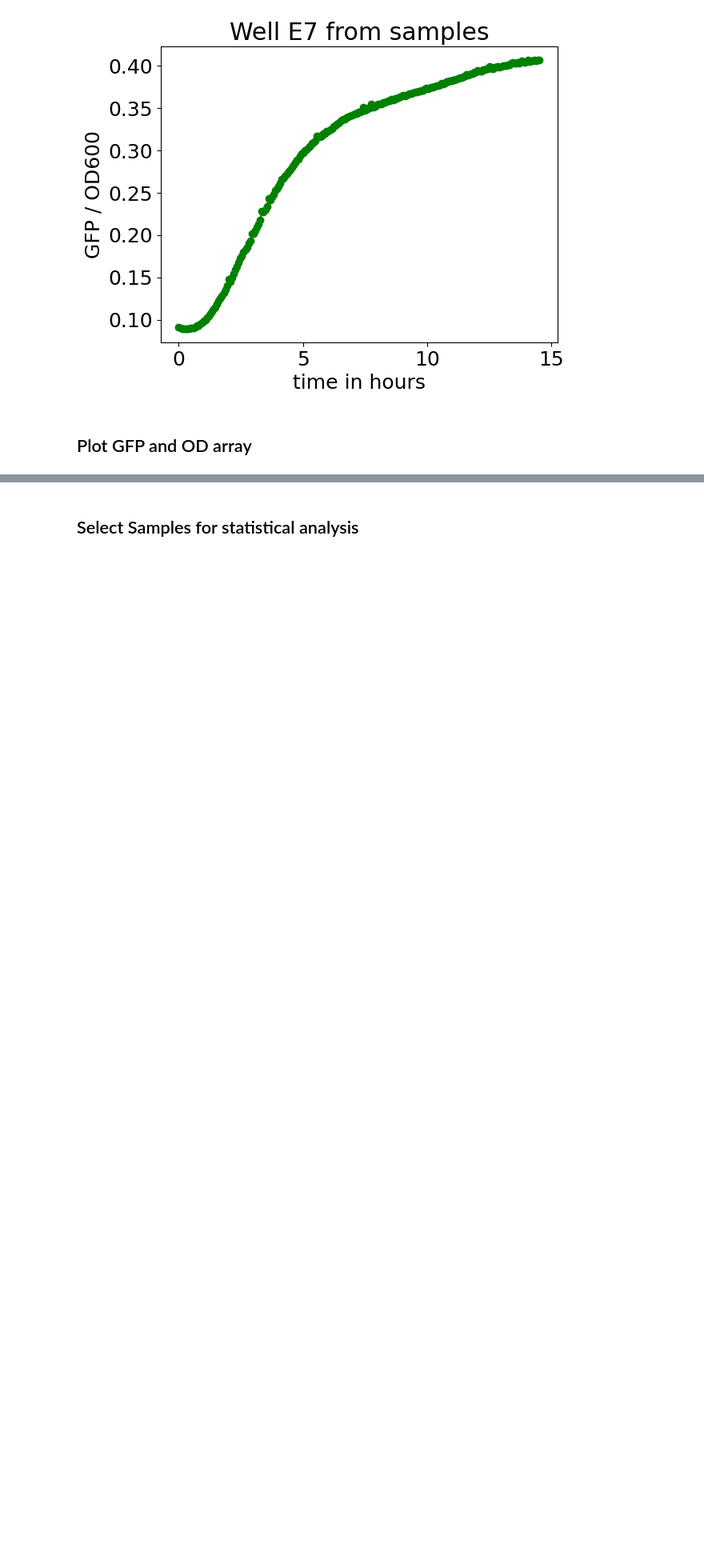
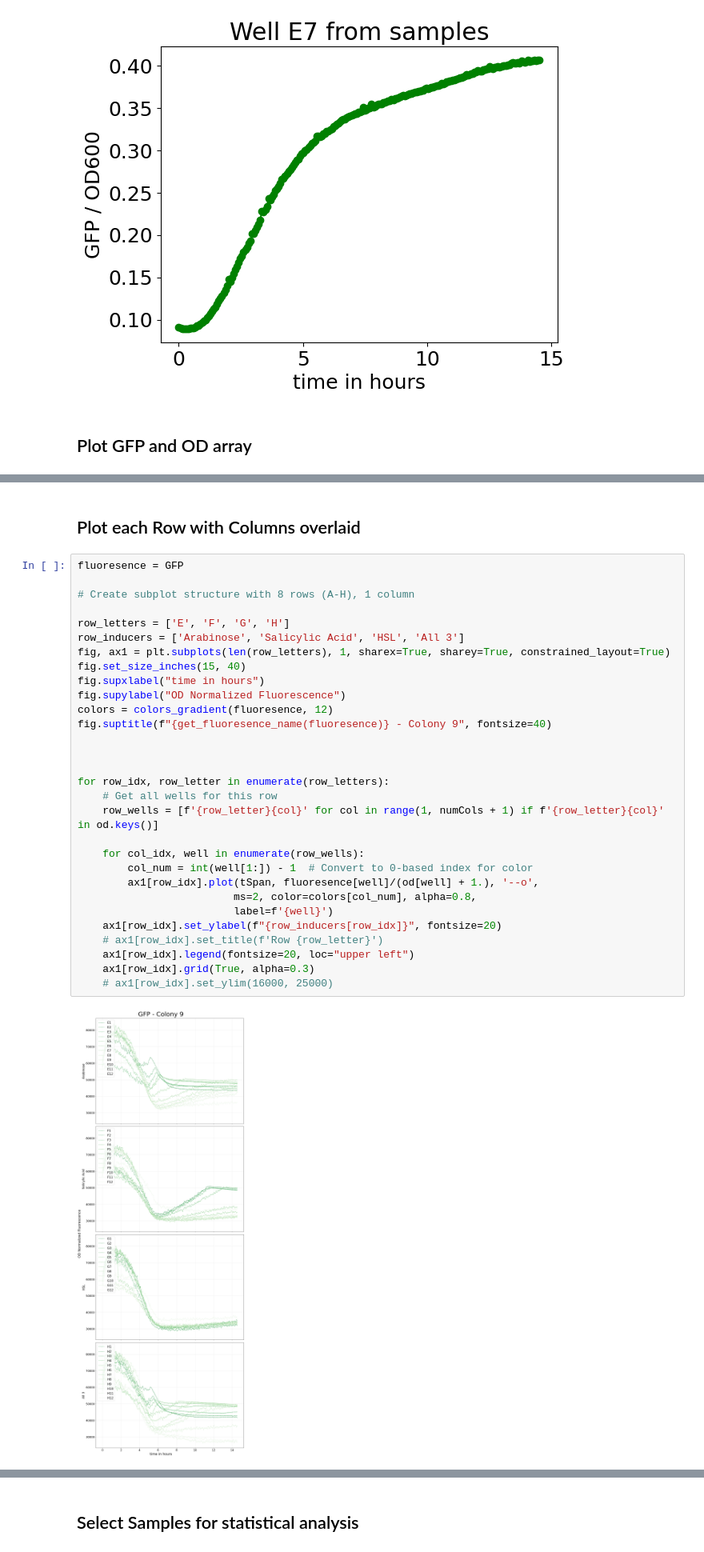
Before and after one commit to kevinjaychang/Hysteresis-Project, a Jupyter notebook: plot_PR_data_kc.ipynb, the cells around one changed output, grey strips where cells are left out. Shown at 80% size. Cells and saved outputs as stored; diff of their text form; blank space fills up the shorter version.

```diff
--- a/plot_PR_data_kc.ipynb
+++ b/plot_PR_data_kc.ipynb
@@ -404,0 +423,34 @@ for each in od.keys():
+# %% [markdown]
+## Plot each Row with Columns overlaid
+# %%
+fluoresence = GFP
+
+# Create subplot structure with 8 rows (A-H), 1 column
+
+row_letters = ['E', 'F', 'G', 'H']
+row_inducers = ['Arabinose', 'Salicylic Acid', 'HSL', 'All 3']
+fig, ax1 = plt.subplots(len(row_letters), 1, sharex=True, sharey=True, constrained_layout=True)
+fig.set_size_inches(15, 40)
+fig.supxlabel("time in hours")
+fig.supylabel("OD Normalized Fluorescence")
+colors = colors_gradient(fluoresence, 12)
+fig.suptitle(f"{get_fluoresence_name(fluoresence)} - Colony 9", fontsize=40)
+
+
+
+for row_idx, row_letter in enumerate(row_letters):
+    # Get all wells for this row
+    row_wells = [f'{row_letter}{col}' for col in range(1, numCols + 1) if f'{row_letter}{col}' in od.keys()]
+
+    for col_idx, well in enumerate(row_wells):
+        col_num = int(well[1:]) - 1  # Convert to 0-based index for color
+        ax1[row_idx].plot(tSpan, fluoresence[well]/(od[well] + 1.), '--o',
+                         ms=2, color=colors[col_num], alpha=0.8,
+                         label=f'{well}')
+    ax1[row_idx].set_ylabel(f"{row_inducers[row_idx]}", fontsize=20)
+    # ax1[row_idx].set_title(f'Row {row_letter}')
+    ax1[row_idx].legend(fontsize=20, loc="upper left")
+    ax1[row_idx].grid(True, alpha=0.3)
+    # ax1[row_idx].set_ylim(16000, 25000)
+# %% [output]
+[figure, added]
```
Also changed, not shown: parts of 7 cells of this notebook, 3 other files.
